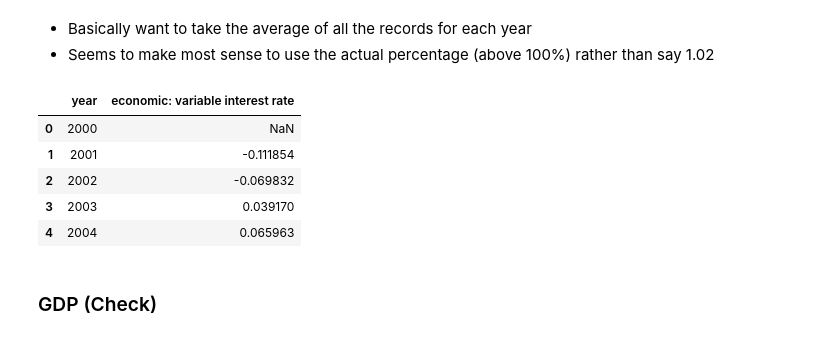
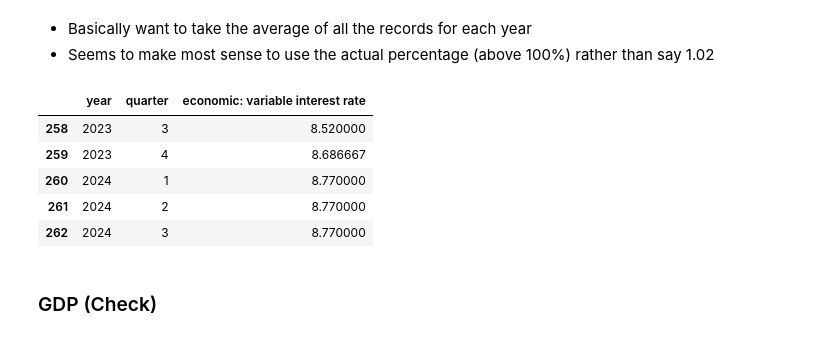
Before and after one commit to MAST30034-AppliedDataScience/project-2-group-real-estate-industry-project-11, a Jupyter notebook: notebooks/preprocess/preprocess juns and housing.ipynb, the cells around one changed output. Saved outputs shown, nothing was run; the diff lists cells and outputs as text; code cells hidden in the pictures.

```diff
--- a/notebooks/preprocess/preprocess juns and housing.ipynb
+++ b/notebooks/preprocess/preprocess juns and housing.ipynb
@@ -421,26 +324,27 @@ dtype: object
 - Basically want to take the average of all the records for each year
 - Seems to make most sense to use the actual percentage (above 100%) rather than say 1.02
 # %%
-# get the year as an integer for each record
-lending["year"] = lending["year"].apply(lambda x: int(x[:4]))
+# split up the time stamp
+lending[["year", "quarter", "day"]] = lending["year"].str.split("-", expand=True).astype(int)
+lending = lending.drop(columns="day")
+
+# convert month to quarter
+lending["quarter"] = ((lending["quarter"] - 1) // 3) + 1
+
+# take the average over each financial quarter
+lending = lending.groupby(["year", "quarter"])["economic: variable interest rate"].apply(lambda x: x.mean()).reset_index()
 
 # remove records before 2000
 lending = lending[lending["year"] >= 2000]
 
-# take the average for each year
-lending = lending.groupby("year")["economic: variable interest rate"].apply(lambda x: x.mean()).reset_index()
-
-# calculate the percentage change
-lending["economic: variable interest rate"] = lending["economic: variable interest rate"].pct_change()
-
-lending.head(5)
+lending.tail(5)
 # %% [output]
-|  | year | economic: variable interest rate |
-| 0 | 2000 | NaN |
-| 1 | 2001 | -0.111854 |
-| 2 | 2002 | -0.069832 |
-| 3 | 2003 | 0.039170 |
-| 4 | 2004 | 0.065963 |
+|  | year | quarter | economic: variable interest rate |
+| 258 | 2023 | 3 | 8.520000 |
+| 259 | 2023 | 4 | 8.686667 |
+| 260 | 2024 | 1 | 8.770000 |
+| 261 | 2024 | 2 | 8.770000 |
+| 262 | 2024 | 3 | 8.770000 |
 # %% [markdown]
 ### GDP (Check)
 # %% [markdown]
```
Also changed, not shown: parts of 28 cells of this notebook, 2 other files.
